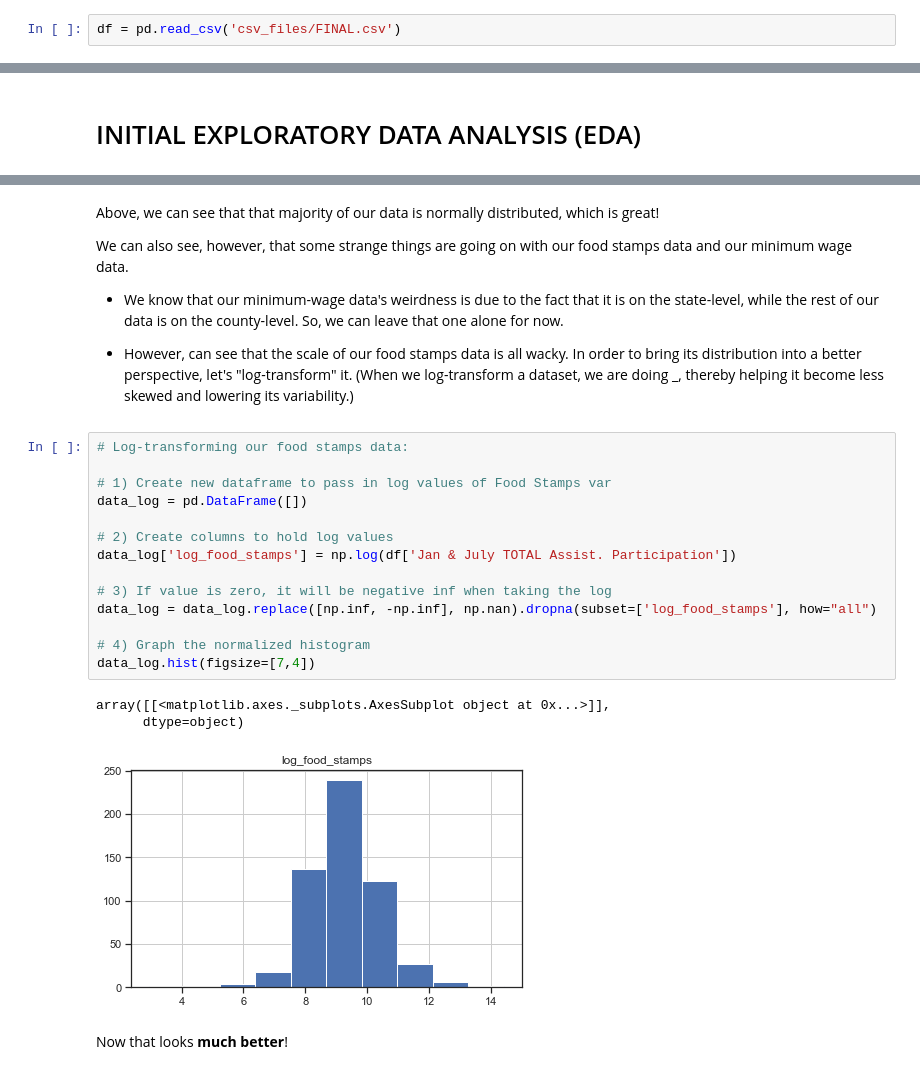
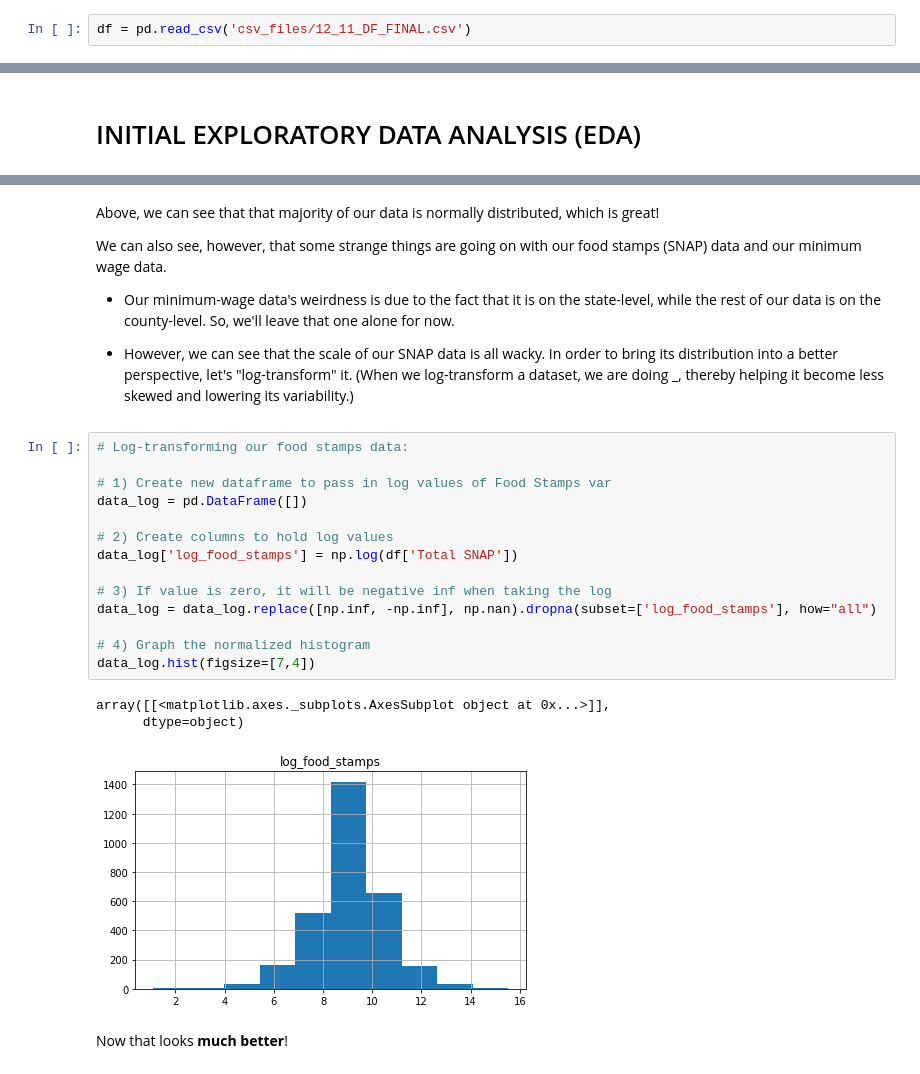
Before and after one commit to aulorbe/Life-Expectancy-In-The-US, a Jupyter notebook: EDA_initial.ipynb, the cells around one changed output, grey strips where cells are left out. Cells and saved outputs as stored; diff of their text form.

```diff
--- a/EDA_initial.ipynb
+++ b/EDA_initial.ipynb
@@ -19,5 +19,5 @@ from matplotlib.axes import Subplot as splt
 # %% [markdown]
 ## FINAL DATAFRAME
 # %%
-df = pd.read_csv('csv_files/FINAL.csv')
+df = pd.read_csv('csv_files/12_11_DF_FINAL.csv')
 # %%
@@ -68,29 +68,29 @@ array([[<matplotlib.axes._subplots.AxesSubplot object at 0x...>,
 # %% [markdown]
 Above, we can see that that majority of our data is normally distributed, which is great!
 
-We can also see, however, that some strange things are going on with our food stamps data and our minimum wage data.
+We can also see, however, that some strange things are going on with our food stamps (SNAP) data and our minimum wage data.
 
- - We know that our minimum-wage data's weirdness is due to the fact that it is on the state-level, while the rest of our data is on the county-level. So, we can leave that one alone for now.
+ - Our minimum-wage data's weirdness is due to the fact that it is on the state-level, while the rest of our data is on the county-level. So, we'll leave that one alone for now.
 
-- However, can see that the scale of our food stamps data is all wacky. In order to bring its distribution into a better perspective, let's "log-transform" it. (When we log-transform a dataset, we are doing _, thereby helping it become less skewed and lowering its variability.)
+- However, we can see that the scale of our SNAP data is all wacky. In order to bring its distribution into a better perspective, let's "log-transform" it. (When we log-transform a dataset, we are doing _, thereby helping it become less skewed and lowering its variability.)
 # %%
 # Log-transforming our food stamps data:
 
 # 1) Create new dataframe to pass in log values of Food Stamps var
 data_log = pd.DataFrame([])
 
 # 2) Create columns to hold log values
-data_log['log_food_stamps'] = np.log(df['Jan & July TOTAL Assist. Participation'])
+data_log['log_food_stamps'] = np.log(df['Total SNAP'])
 
 # 3) If value is zero, it will be negative inf when taking the log
 data_log = data_log.replace([np.inf, -np.inf], np.nan).dropna(subset=['log_food_stamps'], how="all")
 
 # 4) Graph the normalized histogram
 data_log.hist(figsize=[7,4])
 # %% [output]
 array([[<matplotlib.axes._subplots.AxesSubplot object at 0x...>]],
       dtype=object)
-[figure, old version]
+[figure, new version]
 # %% [markdown]
 Now that looks **much better**!
 # %% [markdown]
```
Also changed, not shown: parts of 24 cells of this notebook.
